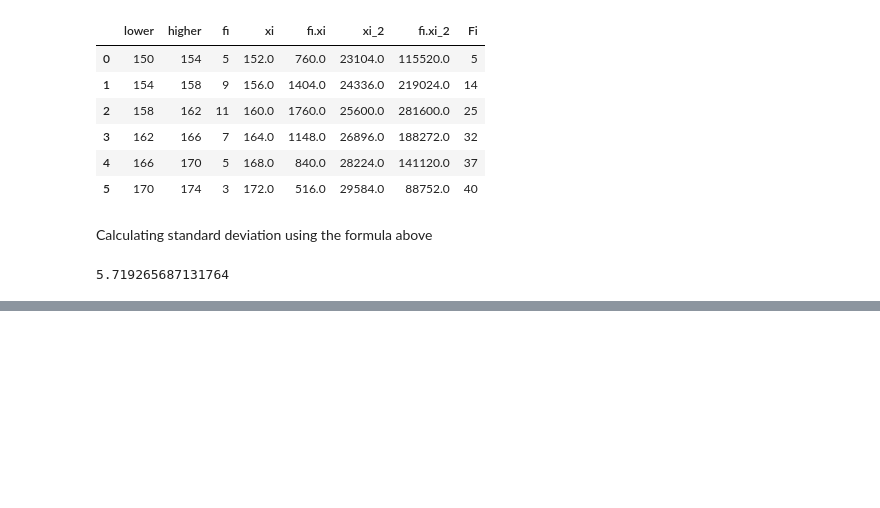
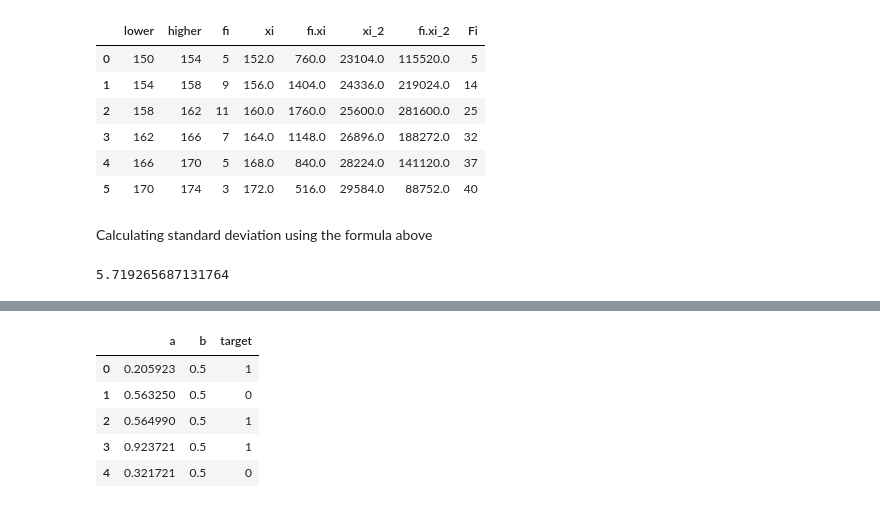
Before and after one commit to lps08/statistic-ds-ml, a Jupyter notebook: position_dispersion/position_dispersion.ipynb, the cells around one changed output, grey strips where cells are left out. Drawn from its saved outputs; the diff is of its cells as text; code cells hidden in the pictures; blank space fills up the shorter version.

```diff
--- a/position_dispersion/position_dispersion.ipynb
+++ b/position_dispersion/position_dispersion.ipynb
@@ -688,0 +882,10 @@ std_grouped_data(df)
+# %%
+df_base = pd.DataFrame(base)
+df_base.head()
+# %% [output]
+|  | a | b | target |
+| 0 | 0.205923 | 0.5 | 1 |
+| 1 | 0.563250 | 0.5 | 0 |
+| 2 | 0.564990 | 0.5 | 1 |
+| 3 | 0.923721 | 0.5 | 1 |
+| 4 | 0.321721 | 0.5 | 0 |
```
Also changed, not shown: parts of 47 cells of this notebook.
